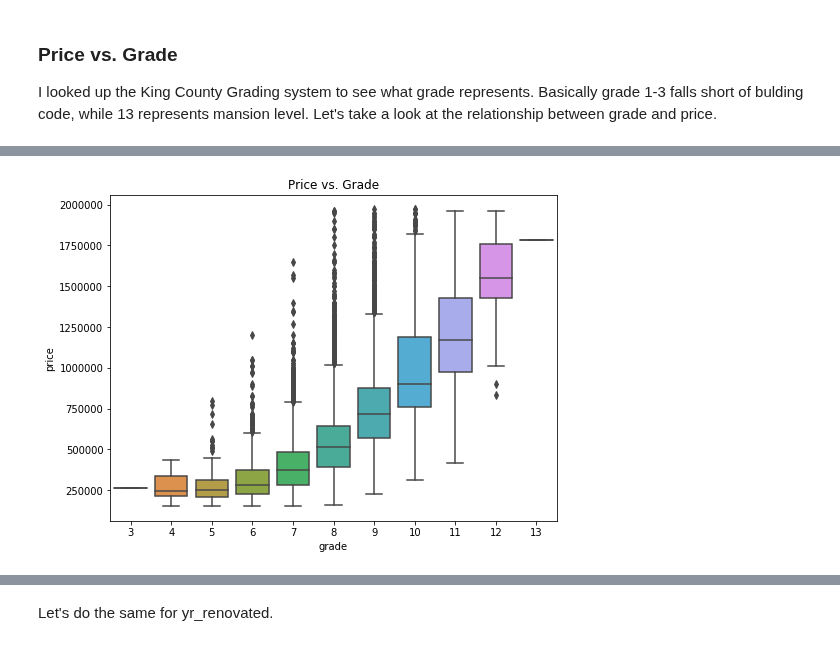
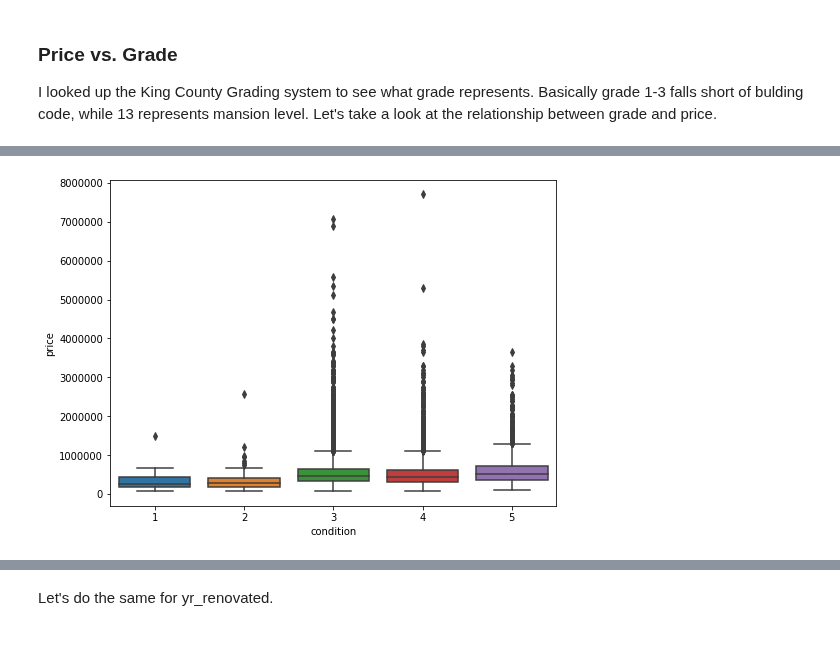
Before and after one commit to JessicaFB/Flipping-Houses-Strategy, a Jupyter notebook: student.ipynb, the cells around one changed output, grey strips where cells are left out. Saved outputs shown, nothing was run; the diff lists cells and outputs as text; code cells hidden in the pictures.

```diff
--- a/student.ipynb
+++ b/student.ipynb
@@ -340,8 +308,7 @@ I looked up the King County Grading system to see what grade represents. Basical
 # %%
-# Use box plot to see the relationship between grade & price
+# Use box plot to see the relationship between condition & price
 
 plt.figure(figsize=(8,6))
-sns.boxplot(x='grade', y='price', data=df)
-plt.title('Price vs. Grade');
+fig = sns.boxplot(x='condition', y='price', data=df)
 # %% [output]
-[figure, old version]
+[figure, new version]
```
Also changed, not shown: parts of 50 cells of this notebook, 1 other file.
